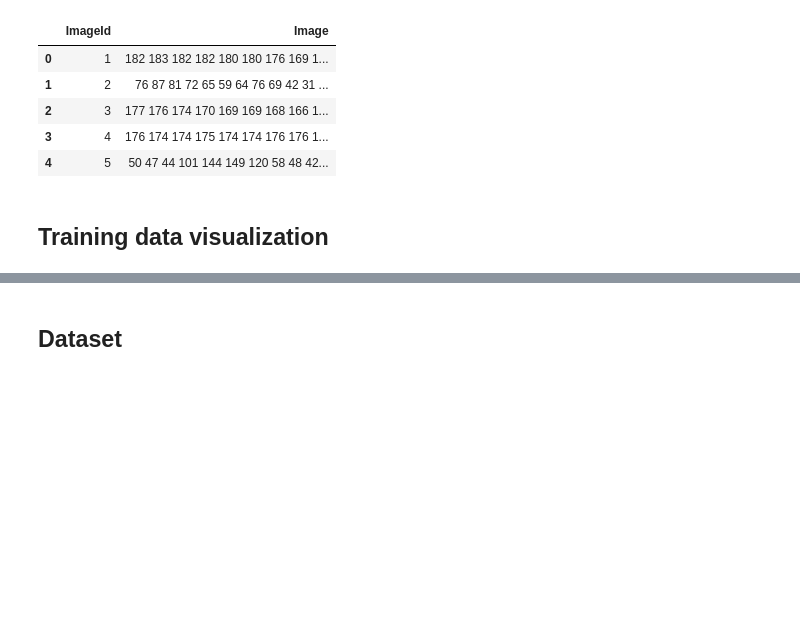
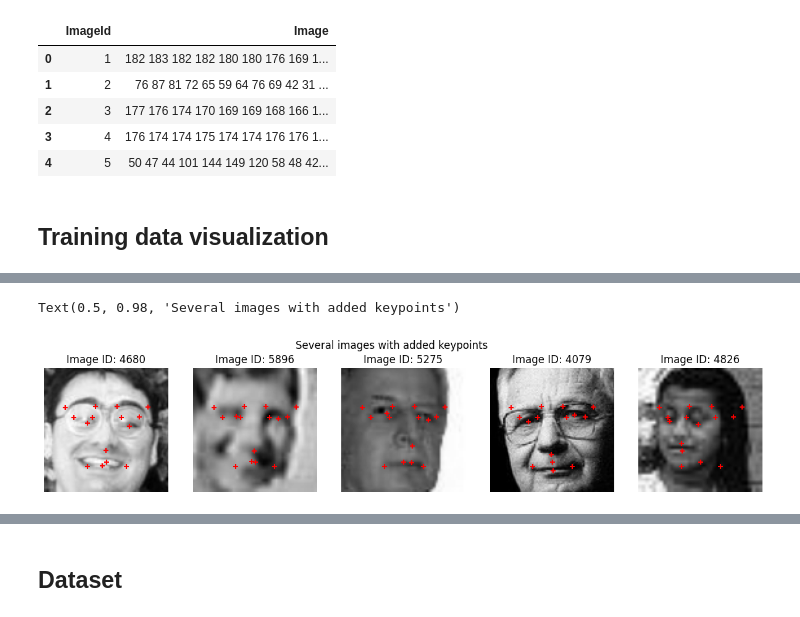
Before and after one commit to janburian/MPV, a Jupyter notebook: facial-keypoints-detection/Facial keypoints detection.ipynb, the cells around one changed output, grey strips where cells are left out. Drawn from its saved outputs; the diff is of its cells as text; code cells hidden in the pictures; blank space fills up the shorter version.

```diff
--- a/facial-keypoints-detection/Facial keypoints detection.ipynb
+++ b/facial-keypoints-detection/Facial keypoints detection.ipynb
@@ -160,0 +298,3 @@ visualize_num_valid_keypoints(keypoint_count_dictionary)
+# %%
+keypoints_median_value_dict = get_median_value_keypoints(train_csv)
+keypoints_median_value_dict
@@ -160,0 +319,13 @@ visualize_num_valid_keypoints(keypoint_count_dictionary)
+# %%
+# Now we will subsitute NaN values with average value of each keypoint
+def add_keypoints(train_csv: pd, keypoints_mean_value: dict):
+    complete_training_data = train_csv.copy()
+
+    for keypoint_name in complete_training_data.columns:
+        if keypoint_name == "Image":
+            continue
+
+        mean_value = keypoints_mean_value[keypoint_name]
+        complete_training_data[keypoint_name] = complete_training_data[keypoint_name].fillna(mean_value)
+
+    return complete_training_data
@@ -160,0 +367,13 @@ visualize_num_valid_keypoints(keypoint_count_dictionary)
+# %%
+new_training_data = add_keypoints(train_csv, keypoints_median_value_dict)
+new_training_data_interpolation = knn_interpolation_dataframe(train_csv, k=5)
+# %%
+fig, axes = plt.subplots(1, num_images, figsize=(15, 3))
+for i in range(num_images):
+    image_idx = incomplete_keypoints_indices[i]
+    visualize_image_data(num_images, new_training_data, image_idx, axes)
+
+fig.suptitle("Several images with added keypoints")
+# %% [output]
+Text(0.5, 0.98, 'Several images with added keypoints')
+[figure, added]
```
Also changed, not shown: parts of 52 cells of this notebook.
